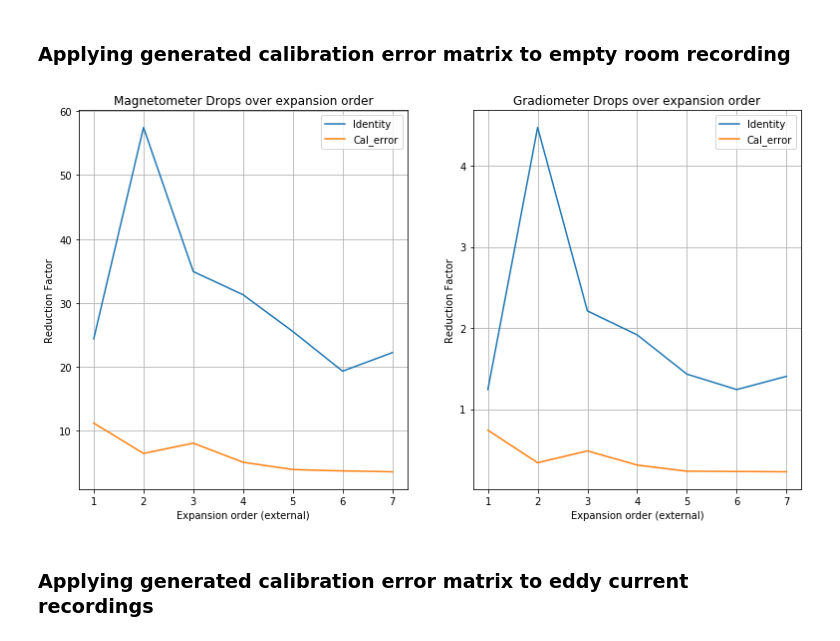
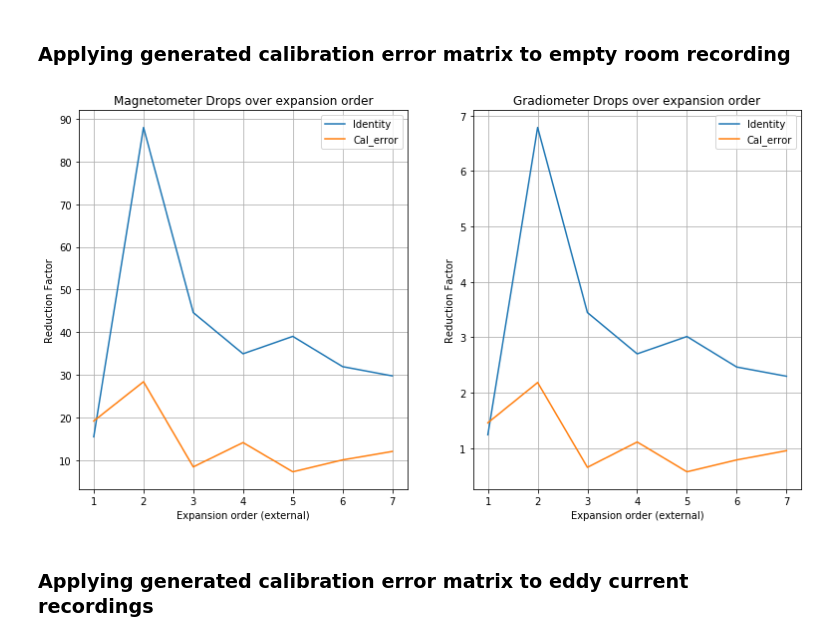
Before and after one commit to pyollin/I-Labs-Research, a Jupyter notebook: Cal Error Reduction Effects.ipynb, the cells around one changed output. Cells and saved outputs as stored; diff of their text form; code cells hidden in the pictures.

```diff
--- a/Cal Error Reduction Effects.ipynb
+++ b/Cal Error Reduction Effects.ipynb
@@ -63,26 +63,26 @@ ax.set(title='Diagonal values of generated calibration errors matrix',
 # %%
 #   Creating dictionary of empty dictionaries to hold calculated reduction factors
 erm_drop = {
     'Identity' : {},
     'Cal_error' : {}
 }
 
 #   for loop going through and calculating reduction factors
 for e in ['Identity', 'Cal_error']:
     for i in xs:
         dat = Fun.RecClass_Order_Cal(file_name='eddy_currents_1_empty_room_raw.fif',
                                      start=params['erm']['start'],
                                      stop=params['erm']['stop'],
-                                     internal=2,
+                                     internal=1,
                                      external=i,
                                      diag_cal_mat=Mats[e])
         erm_drop[str(e)][str(i)] = Fun.find_drop_order(dat.data)
 del i, e
 
 #   using plot_drop_order function found in FunFile to plot reduction factors
 Fun.plot_drop_order(erm_drop)
 # %% [output]
-[figure, old version]
+[figure, new version]
 # %% [markdown]
 ### Applying generated calibration error matrix to eddy current recordings
 # %% [markdown]
```
Also changed, not shown: parts of 5 cells of this notebook, 1 other file.
